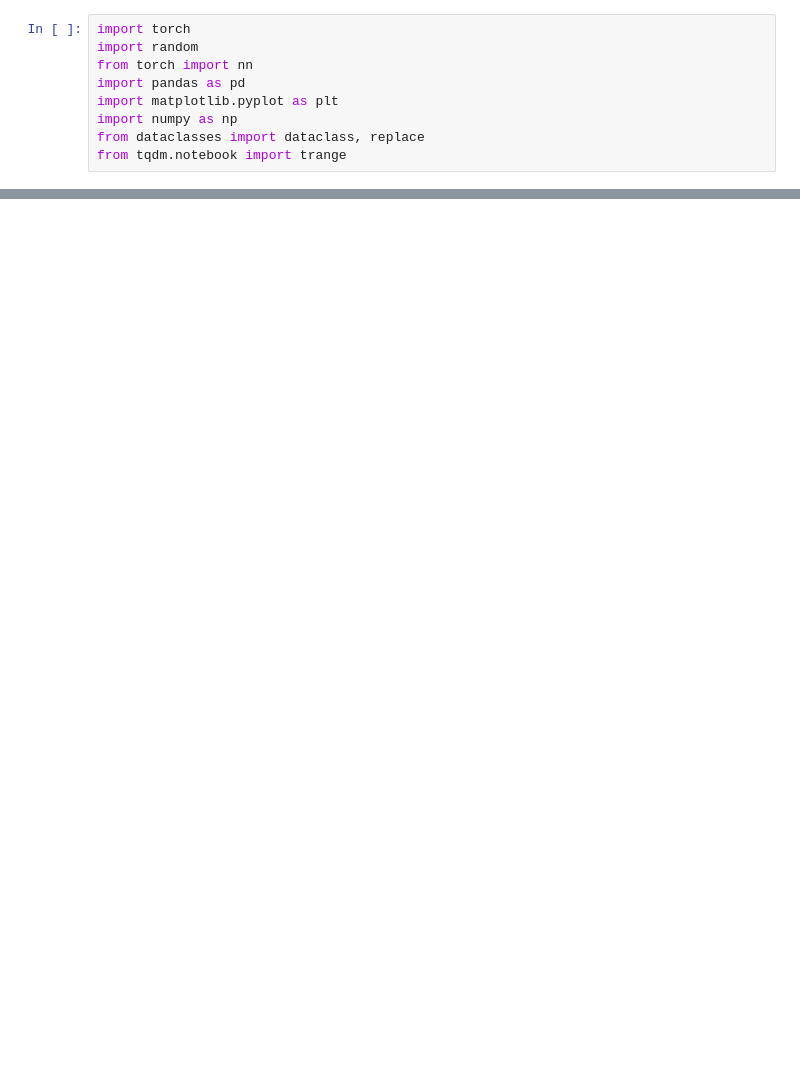
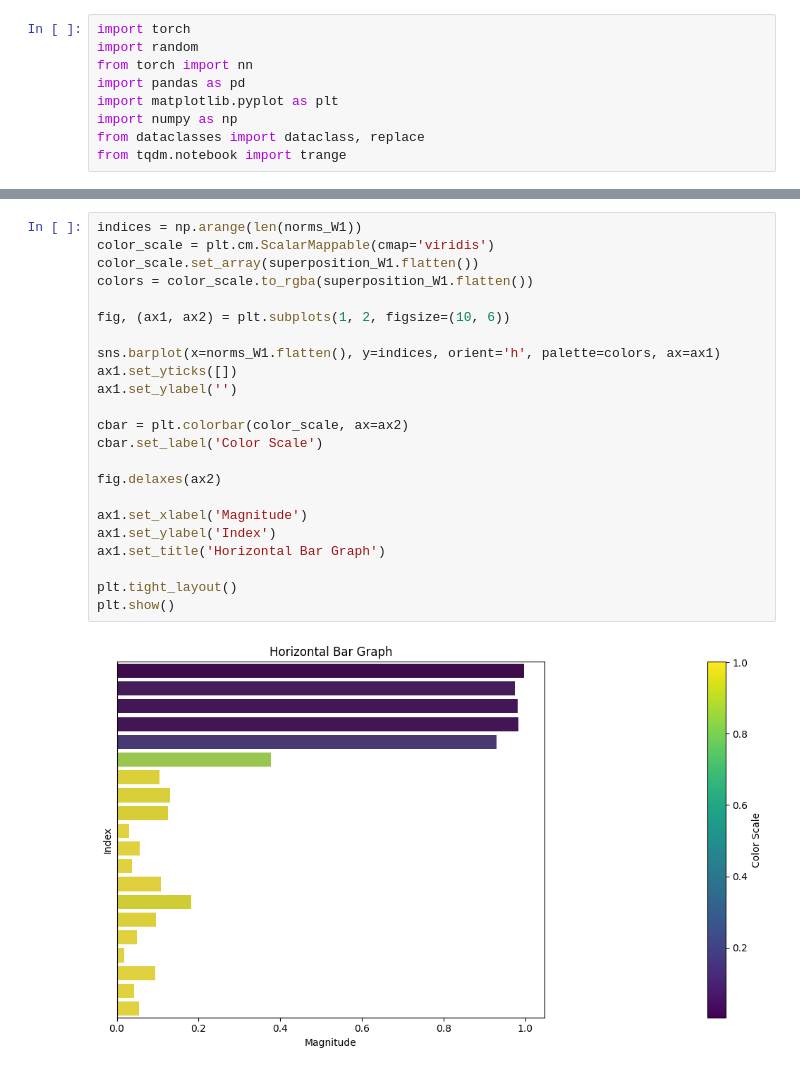
Before and after one commit to Evan-eng/anthropic_superposition_experiment_recreation, a Jupyter notebook: demonstrating_superposition.ipynb, the cells around one changed output, grey strips where cells are left out. Cells and saved outputs as stored; diff of their text form; blank space fills up the shorter version.

```diff
--- a/demonstrating_superposition.ipynb
+++ b/demonstrating_superposition.ipynb
@@ -157,0 +190,25 @@ plt.show()
+# %%
+indices = np.arange(len(norms_W1))
+color_scale = plt.cm.ScalarMappable(cmap='viridis')
+color_scale.set_array(superposition_W1.flatten())
+colors = color_scale.to_rgba(superposition_W1.flatten())
+
+fig, (ax1, ax2) = plt.subplots(1, 2, figsize=(10, 6))
+
+sns.barplot(x=norms_W1.flatten(), y=indices, orient='h', palette=colors, ax=ax1)
+ax1.set_yticks([])
+ax1.set_ylabel('')
+
+cbar = plt.colorbar(color_scale, ax=ax2)
+cbar.set_label('Color Scale')
+
+fig.delaxes(ax2)
+
+ax1.set_xlabel('Magnitude')
+ax1.set_ylabel('Index')
+ax1.set_title('Horizontal Bar Graph')
+
+plt.tight_layout()
+plt.show()
+# %% [output]
+[figure, added]
```
Also changed, not shown: parts of 7 cells of this notebook.
